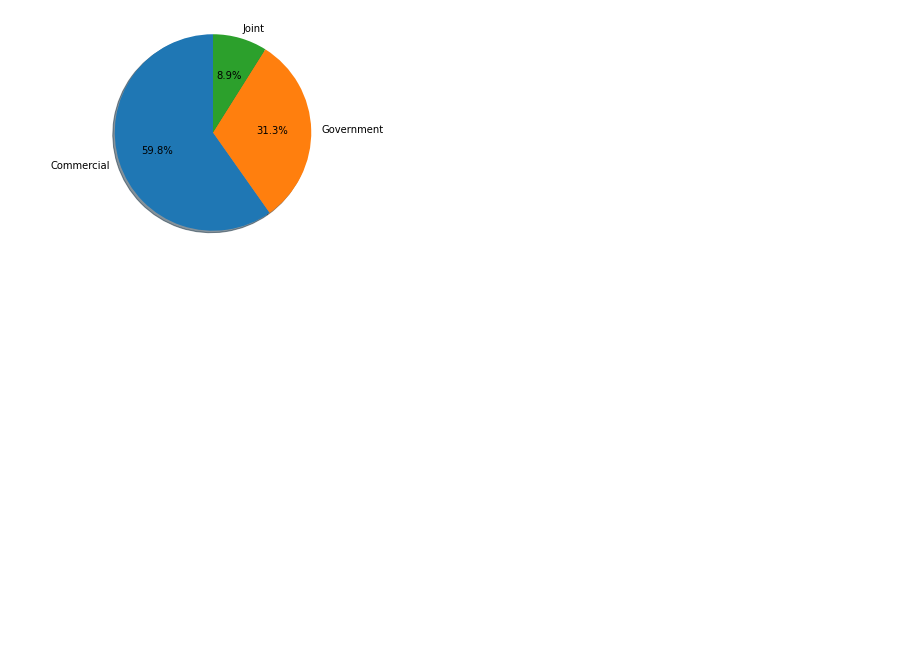
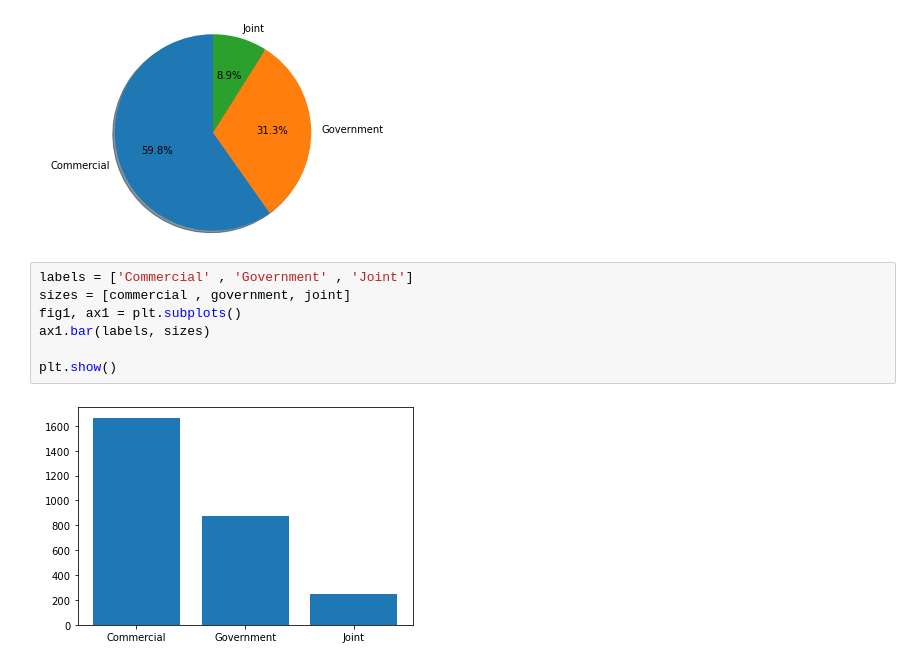
Before and after one commit to jdmerryman88/Worldwide_Satellite_Analysis, a Jupyter notebook: justin.ipynb, the cells around one changed output. Saved outputs shown, nothing was run; the diff lists cells and outputs as text; blank space fills up the shorter version.

Commit message:
Bar chart for users added

```diff
--- a/justin.ipynb
+++ b/justin.ipynb
@@ -197,3 +197,12 @@ ax1.axis('equal')  # Equal aspect ratio ensures that pie is drawn as a circle.
 plt.show()
 # %% [output]
 [figure]
+# %%
+labels = ['Commercial' , 'Government' , 'Joint']
+sizes = [commercial , government, joint]
+fig1, ax1 = plt.subplots()
+ax1.bar(labels, sizes)
+
+plt.show()
+# %% [output]
+[figure, added]
```
